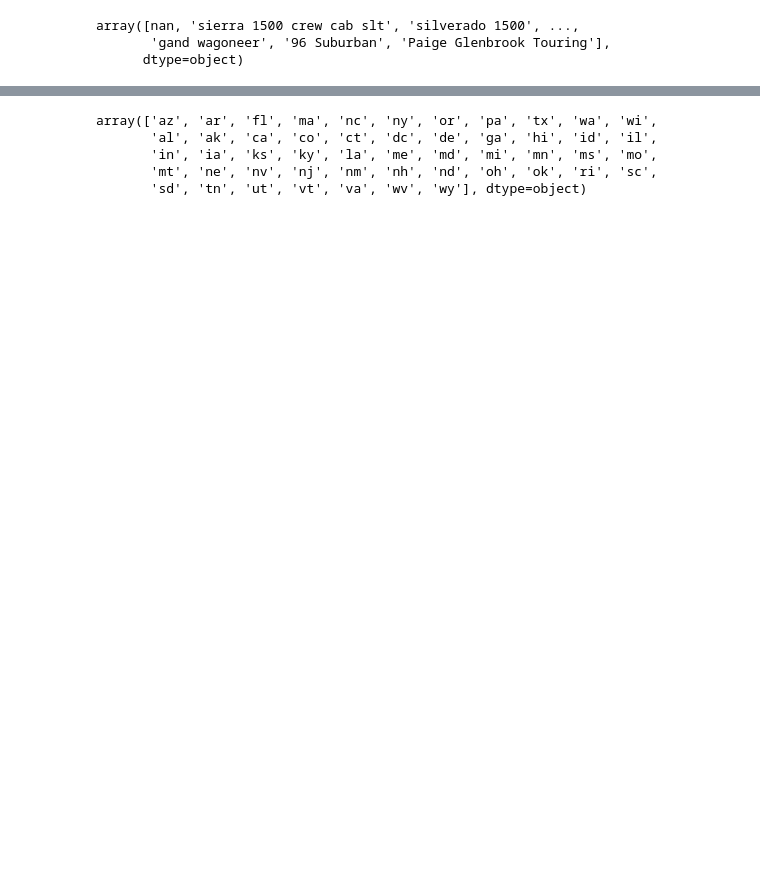
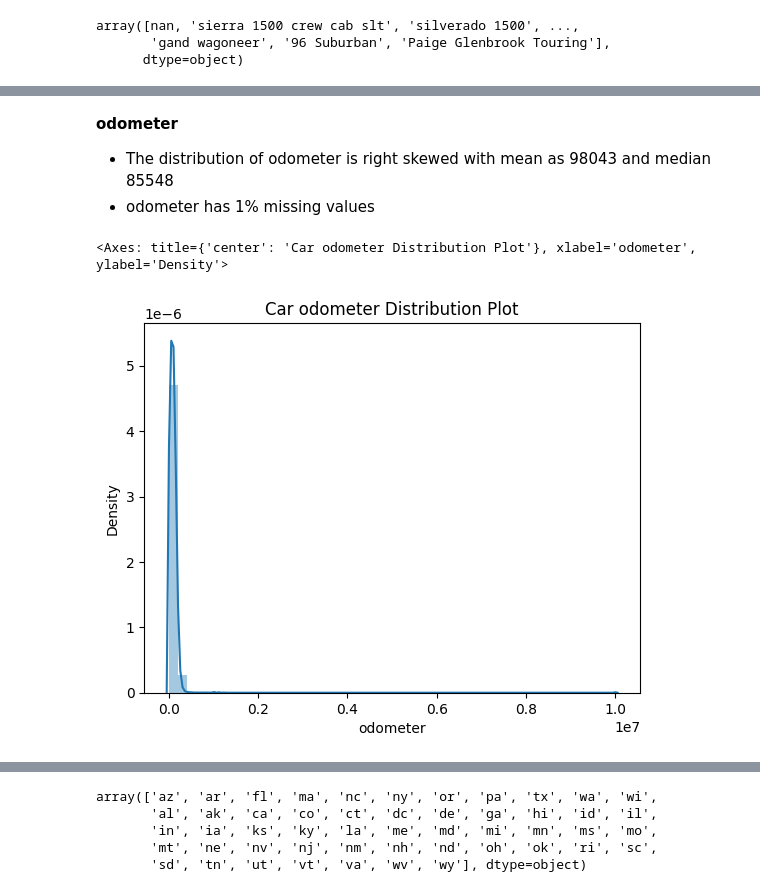
Before and after one commit to swethag04/ml-projects, a Jupyter notebook: used-car-price-analysis/used-car-price-analysis.ipynb, the cells around one changed output, grey strips where cells are left out. Drawn from its saved outputs; the diff is of its cells as text; code cells hidden in the pictures; blank space fills up the shorter version.

```diff
--- a/used-car-price-analysis/used-car-price-analysis.ipynb
+++ b/used-car-price-analysis/used-car-price-analysis.ipynb
@@ -133,0 +317,11 @@ array([nan, 'white', 'blue', 'red', 'black', 'silver', 'grey', 'brown',
+# %% [markdown]
+**odometer**
+
+* The distribution of odometer is right skewed with mean as 98043 and median 85548
+* odometer has 1% missing values
+# %%
+plt.title('Car odometer Distribution Plot')
+sns.distplot(df.odometer)
+# %% [output]
+<Axes: title={'center': 'Car odometer Distribution Plot'}, xlabel='odometer', ylabel='Density'>
+[figure, added]
```
Also changed, not shown: parts of 70 cells of this notebook.
